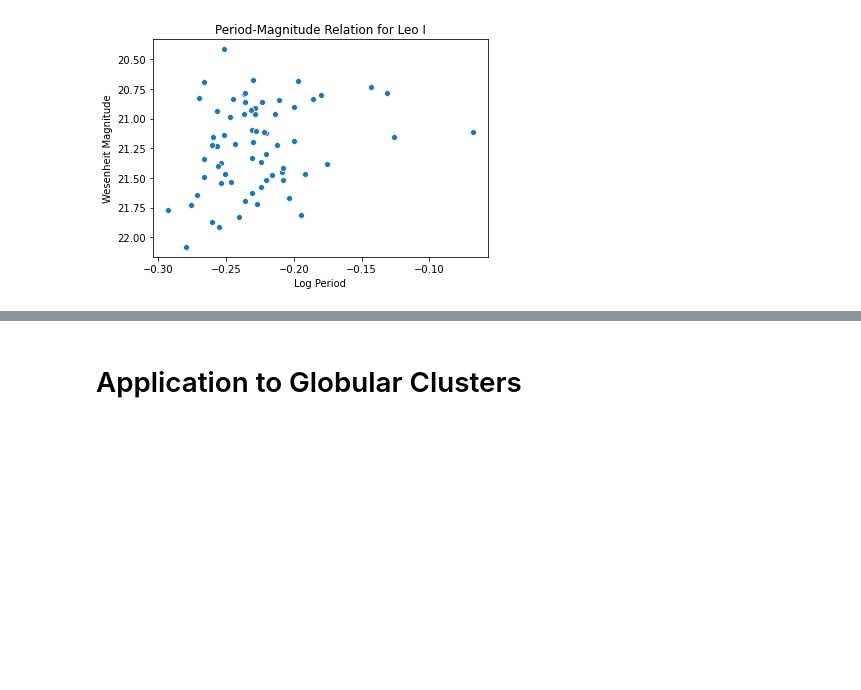
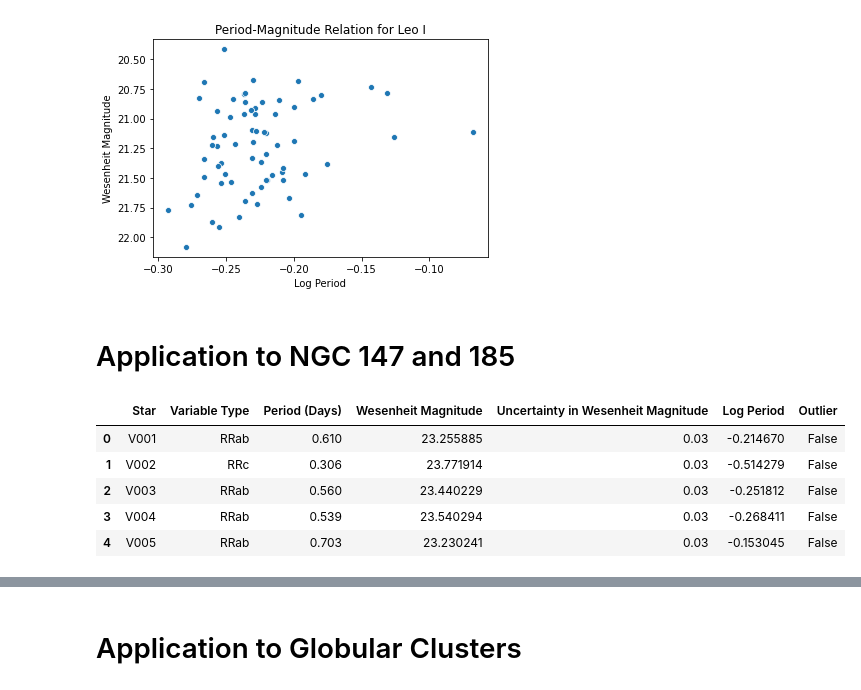
Before and after one commit to pranav-nagarajan/Variable-Stars, a Jupyter notebook: Data Analysis for Variable Stars.ipynb, the cells around one changed output, grey strips where cells are left out. Drawn from its saved outputs; the diff is of its cells as text; code cells hidden in the pictures; blank space fills up the shorter version.

```diff
--- a/Data Analysis for Variable Stars.ipynb
+++ b/Data Analysis for Variable Stars.ipynb
@@ -638,3 +638,5 @@ plt.gca().invert_yaxis()
 plt.title(f'Period-Magnitude Relation for Leo I');
 # %% [output]
 [figure]
+# %% [markdown]
+# Application to NGC 147 and 185
@@ -640,0 +648,12 @@ plt.title(f'Period-Magnitude Relation for Leo I');
+# %%
+outlier_one = (NGC_147_graph_tab['Log Period'] < -0.2) & (NGC_147_graph_tab['Wesenheit Magnitude'] < 23.0)
+outlier_two = (NGC_147_graph_tab['Log Period'] > -0.2) & (NGC_147_graph_tab['Wesenheit Magnitude'] > 23.7)
+NGC_147_graph_tab['Outlier'] = outlier_one | outlier_two | (NGC_147_graph_tab['Log Period'] > 0.0)
+display(NGC_147_graph_tab.head())
+# %% [output]
+|  | Star | Variable Type | Period (Days) | Wesenheit Magnitude | Uncertainty in Wesenheit Magnitude | Log Period | Outlier |
+| 0 | V001 | RRab | 0.610 | 23.255885 | 0.03 | -0.214670 | False |
+| 1 | V002 | RRc | 0.306 | 23.771914 | 0.03 | -0.514279 | False |
+| 2 | V003 | RRab | 0.560 | 23.440229 | 0.03 | -0.251812 | False |
+| 3 | V004 | RRab | 0.539 | 23.540294 | 0.03 | -0.268411 | False |
+| 4 | V005 | RRab | 0.703 | 23.230241 | 0.03 | -0.153045 | False |
```
Also changed, not shown: parts of 8 cells of this notebook, 5 other files.
